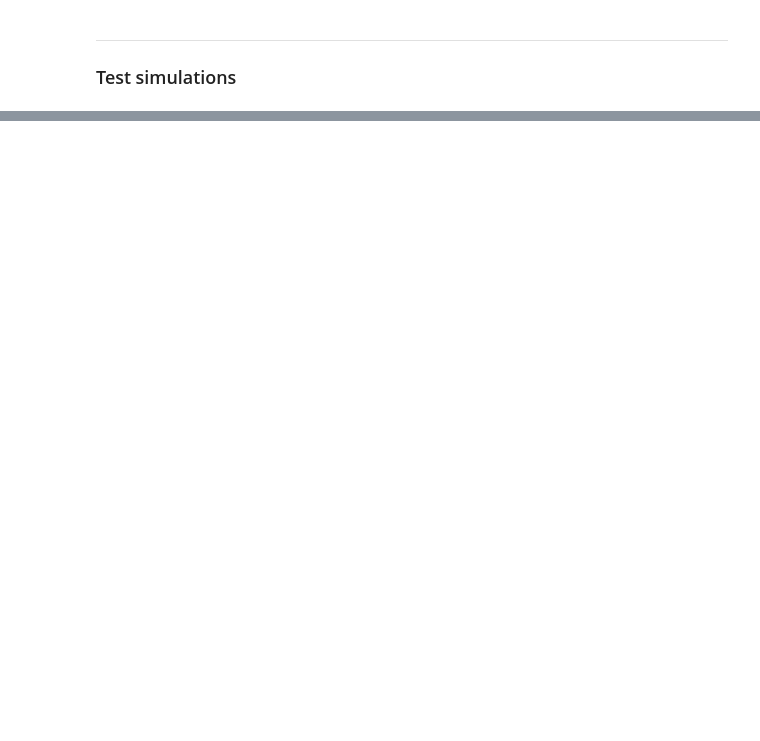
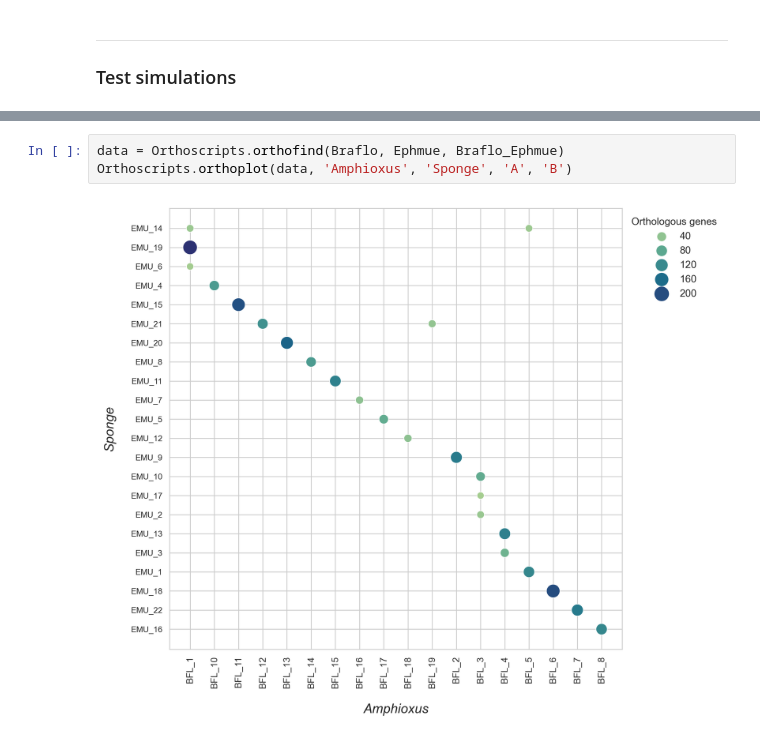
Before and after one commit to rajavat/orthology, a Jupyter notebook: Orthology.ipynb, the cells around one changed output, grey strips where cells are left out. Drawn from its saved outputs; the diff is of its cells as text; blank space fills up the shorter version.

```diff
--- a/Orthology.ipynb
+++ b/Orthology.ipynb
@@ -457,0 +504,5 @@ Fusion of ancestral chromosomes ['AncChr4', 'AncChr8'] into Chr4x8
+# %%
+data = Orthoscripts.orthofind(Braflo, Ephmue, Braflo_Ephmue)
+Orthoscripts.orthoplot(data, 'Amphioxus', 'Sponge', 'A', 'B')
+# %% [output]
+[figure, added]
```
Also changed, not shown: parts of 19 cells of this notebook, 4 other files.
